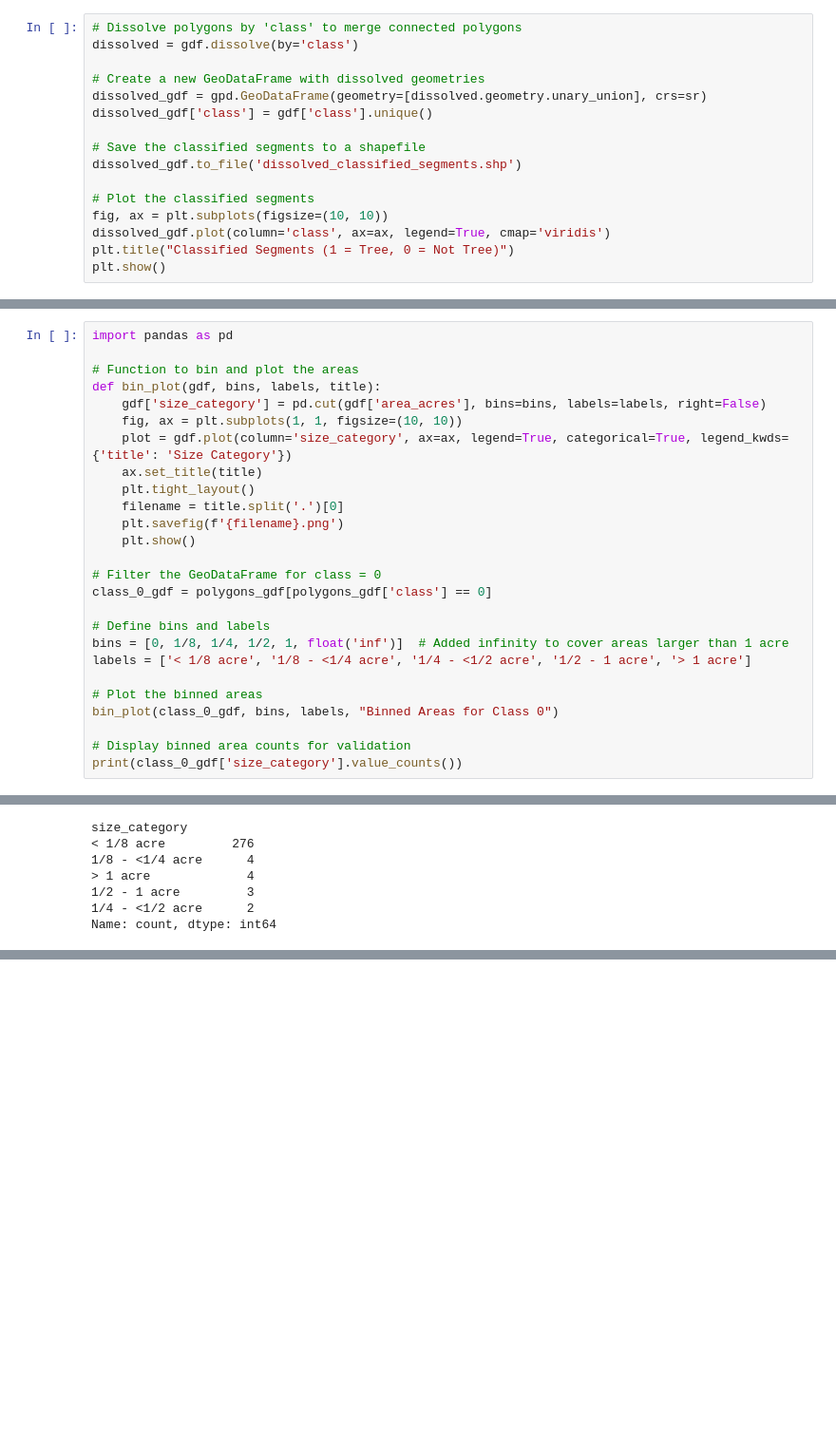
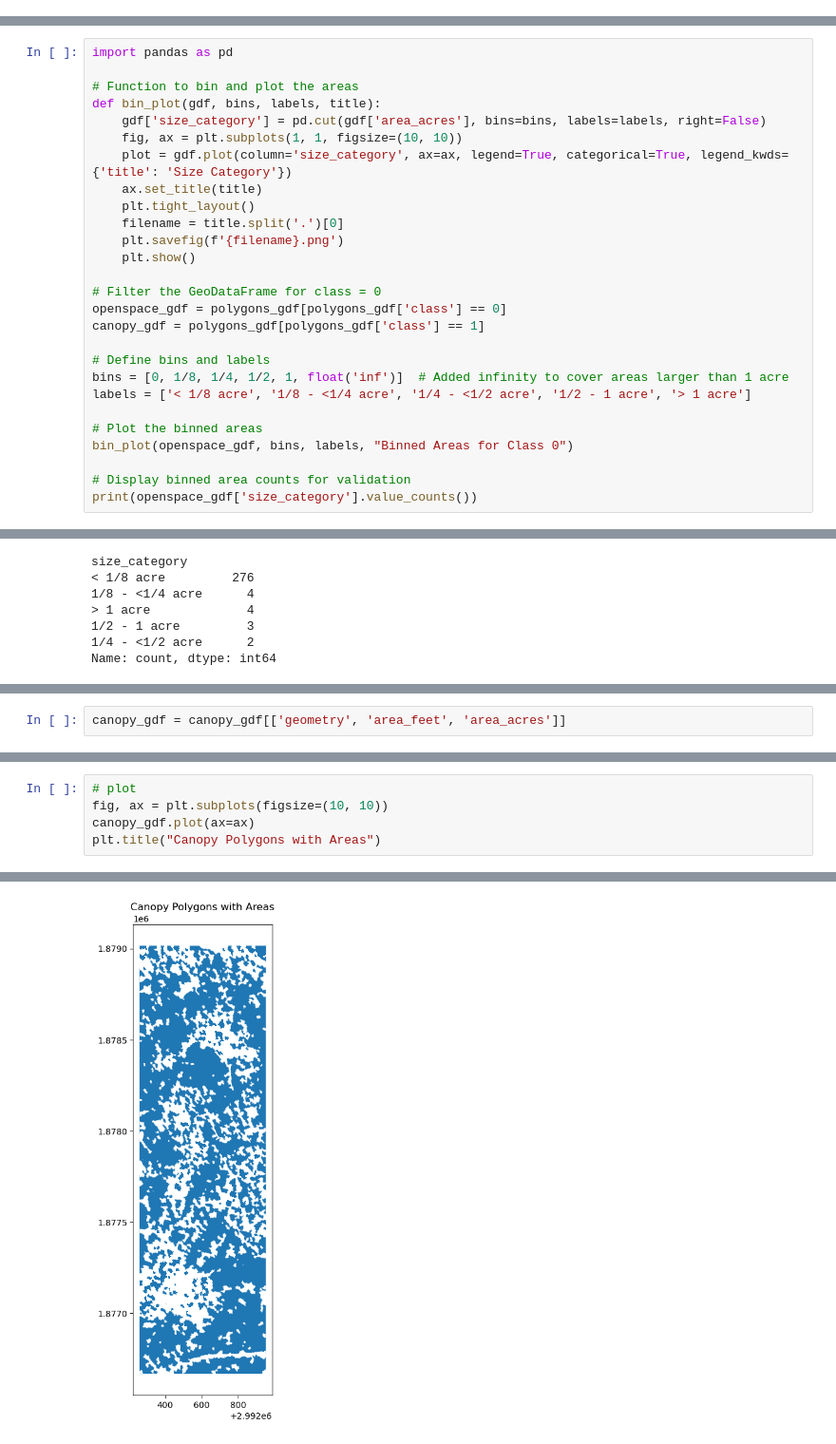
Before and after one commit to earthlab-education/treebeard, a Jupyter notebook: notebooks/classify_polygons.ipynb, the cells around one changed output, grey strips where cells are left out. Shown at 95% size. Drawn from its saved outputs; the diff is of its cells as text; blank space fills up the shorter version.

```diff
--- a/notebooks/classify_polygons.ipynb
+++ b/notebooks/classify_polygons.ipynb
@@ -103,16 +101,0 @@ gdf
-# %%
-# Dissolve polygons by 'class' to merge connected polygons
-dissolved = gdf.dissolve(by='class')
-
-# Create a new GeoDataFrame with dissolved geometries
-dissolved_gdf = gpd.GeoDataFrame(geometry=[dissolved.geometry.unary_union], crs=sr)
-dissolved_gdf['class'] = gdf['class'].unique()
-
-# Save the classified segments to a shapefile
-dissolved_gdf.to_file('dissolved_classified_segments.shp')
-
-# Plot the classified segments
-fig, ax = plt.subplots(figsize=(10, 10))
-dissolved_gdf.plot(column='class', ax=ax, legend=True, cmap='viridis')
-plt.title("Classified Segments (1 = Tree, 0 = Not Tree)")
-plt.show()
@@ -394,17 +181,18 @@ def bin_plot(gdf, bins, labels, title):
     plt.show()
 
 # Filter the GeoDataFrame for class = 0
-class_0_gdf = polygons_gdf[polygons_gdf['class'] == 0]
+openspace_gdf = polygons_gdf[polygons_gdf['class'] == 0]
+canopy_gdf = polygons_gdf[polygons_gdf['class'] == 1]
 
 # Define bins and labels
 bins = [0, 1/8, 1/4, 1/2, 1, float('inf')]  # Added infinity to cover areas larger than 1 acre
 labels = ['< 1/8 acre', '1/8 - <1/4 acre', '1/4 - <1/2 acre', '1/2 - 1 acre', '> 1 acre']
 
 # Plot the binned areas
-bin_plot(class_0_gdf, bins, labels, "Binned Areas for Class 0")
+bin_plot(openspace_gdf, bins, labels, "Binned Areas for Class 0")
 
 # Display binned area counts for validation
-print(class_0_gdf['size_category'].value_counts())
+print(openspace_gdf['size_category'].value_counts())
 # %% [output]
 A value is trying to be set on a copy of a slice from a DataFrame.
 Try using .loc[row_indexer,col_indexer] = value instead
@@ -421,0 +226,2 @@ Name: count, dtype: int64
+# %%
+canopy_gdf = canopy_gdf[['geometry', 'area_feet', 'area_acres']]
@@ -421,0 +246,6 @@ Name: count, dtype: int64
+# %%
+# plot
+fig, ax = plt.subplots(figsize=(10, 10))
+canopy_gdf.plot(ax=ax)
+plt.title("Canopy Polygons with Areas")
+# %% [output]
@@ -421,0 +253 @@ Name: count, dtype: int64
+[figure, added]
```
Also changed, not shown: parts of 17 cells of this notebook, 1 other file.
